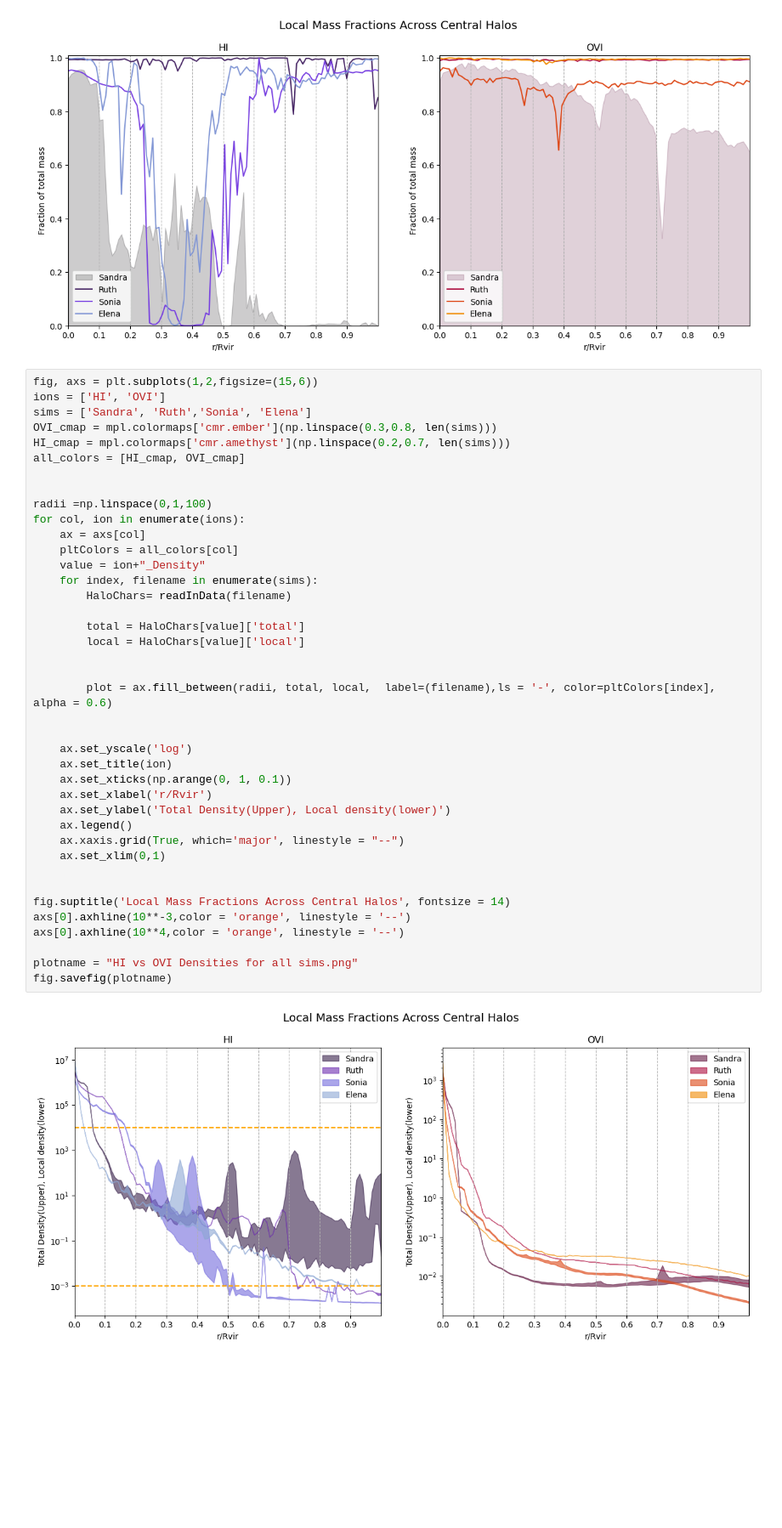
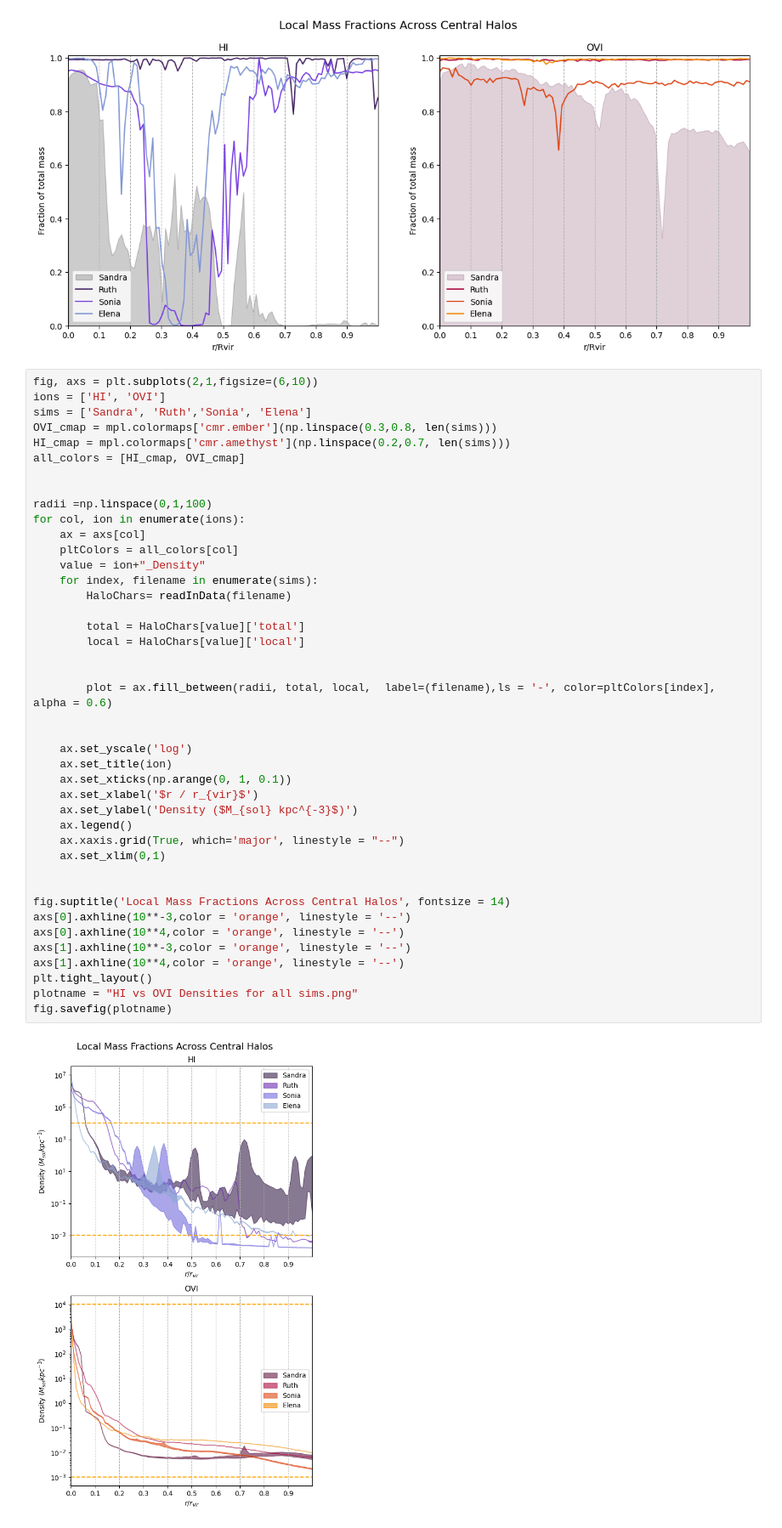
Before and after one commit to J-vadillo/Vadillo-Justice-League-Code, a Jupyter notebook: MassFracs-Divided-By-Source-c/Mass Fractions Divided By Source.ipynb, the cells around one changed output. Shown at 85% size. Drawn from its saved outputs; the diff is of its cells as text; blank space fills up the shorter version.

Commit message:
added in more plots

```diff
--- a/MassFracs-Divided-By-Source-c/Mass Fractions Divided By Source.ipynb
+++ b/MassFracs-Divided-By-Source-c/Mass Fractions Divided By Source.ipynb
@@ -293,7 +285,7 @@ fig.savefig(plotname)
 # %% [output]
 [figure]
 # %%
-fig, axs = plt.subplots(1,2,figsize=(15,6))
+fig, axs = plt.subplots(2,1,figsize=(6,10))
 ions = ['HI', 'OVI']
 sims = ['Sandra', 'Ruth','Sonia', 'Elena']
 OVI_cmap = mpl.colormaps['cmr.ember'](np.linspace(0.3,0.8, len(sims)))
@@ -303,36 +295,38 @@ all_colors = [HI_cmap, OVI_cmap]
 
 radii =np.linspace(0,1,100)
 for col, ion in enumerate(ions):
     ax = axs[col]
     pltColors = all_colors[col]
     value = ion+"_Density"
     for index, filename in enumerate(sims):
         HaloChars= readInData(filename)
 
         total = HaloChars[value]['total']
         local = HaloChars[value]['local']
 
 
         plot = ax.fill_between(radii, total, local,  label=(filename),ls = '-', color=pltColors[index], alpha = 0.6)
 
 
     ax.set_yscale('log')
     ax.set_title(ion)
     ax.set_xticks(np.arange(0, 1, 0.1))
-    ax.set_xlabel('r/Rvir')
-    ax.set_ylabel('Total Density(Upper), Local density(lower)')
+    ax.set_xlabel('$r / r_{vir}$')
+    ax.set_ylabel('Density ($M_{sol} kpc^{-3}$)')
     ax.legend()
     ax.xaxis.grid(True, which='major', linestyle = "--")
     ax.set_xlim(0,1)
 
 
 fig.suptitle('Local Mass Fractions Across Central Halos', fontsize = 14)
 axs[0].axhline(10**-3,color = 'orange', linestyle = '--')
 axs[0].axhline(10**4,color = 'orange', linestyle = '--')
-
+axs[1].axhline(10**-3,color = 'orange', linestyle = '--')
+axs[1].axhline(10**4,color = 'orange', linestyle = '--')
+plt.tight_layout()
 plotname = "HI vs OVI Densities for all sims.png"
 fig.savefig(plotname)
 # %% [output]
-[figure, old version]
+[figure, new version]
 # %%
 sHaloChars
```
Also changed, not shown: parts of 3 cells of this notebook, 12 other files.
